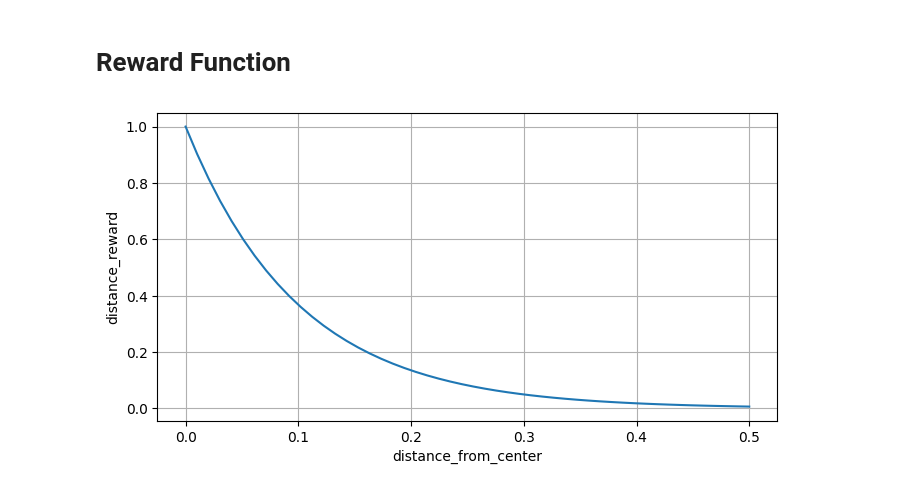
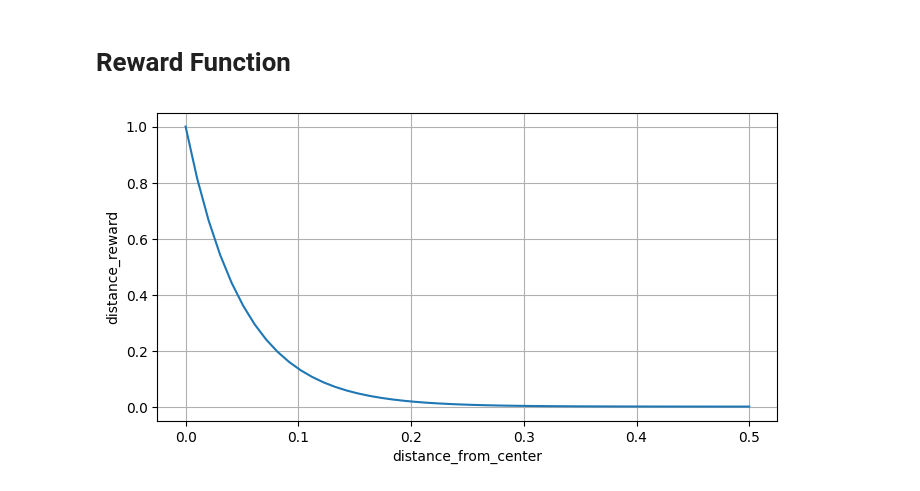
Before and after one commit to MengOonLee/AWSDeepRacer, a Jupyter notebook: Student/Reward.ipynb, the cells around one changed output. Cells and saved outputs as stored; diff of their text form; code cells hidden in the pictures.

```diff
--- a/Student/Reward.ipynb
+++ b/Student/Reward.ipynb
@@ -34,18 +34,18 @@ import seaborn as sns
 # %%
 track_width = torch.tensor(1.0, dtype=torch.float32)
 distance_from_center = torch.linspace(start=0, end=0.5, steps=50,
     dtype=torch.float32, requires_grad=False)
 distance_diff = distance_from_center/(0.5*track_width)
-distance_reward = torch.exp(-5.0*distance_diff)
+distance_reward = torch.exp(-10.0*distance_diff)
 
 plt.figure(figsize=(8, 4))
 g = sns.lineplot(x=distance_from_center, y=distance_reward)
 g.set_xlabel(xlabel="distance_from_center")
 g.set_ylabel(ylabel="distance_reward")
 g.grid(visible=True)
 plt.show()
 # %% [output]
-[figure, old version]
+[figure, new version]
 # %%
 SPEED_MAX = torch.tensor(1.0, dtype=torch.float32)
 speed = torch.linspace(start=0, end=1.05, steps=50,
```
Also changed, not shown: parts of 2 cells of this notebook.
